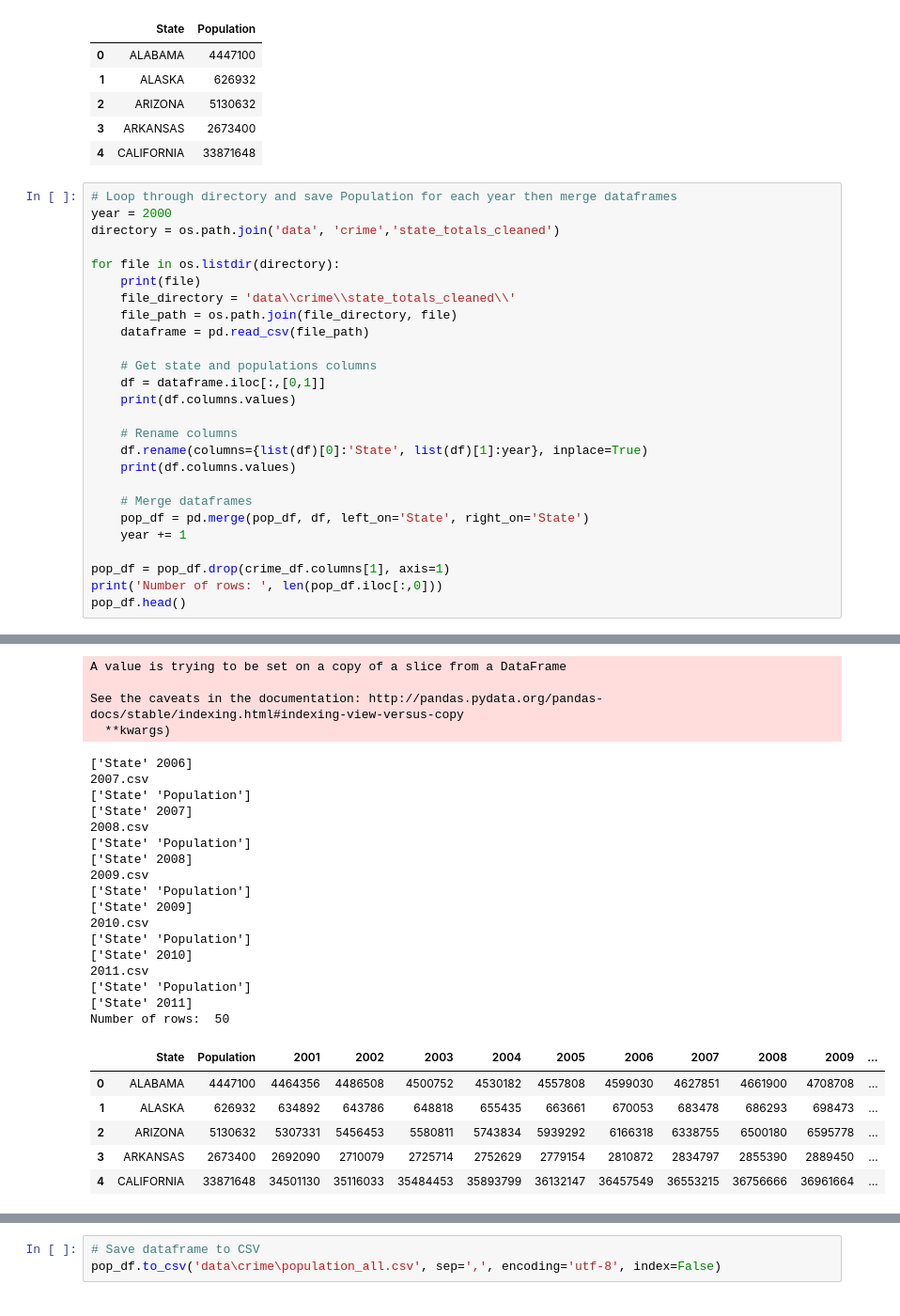
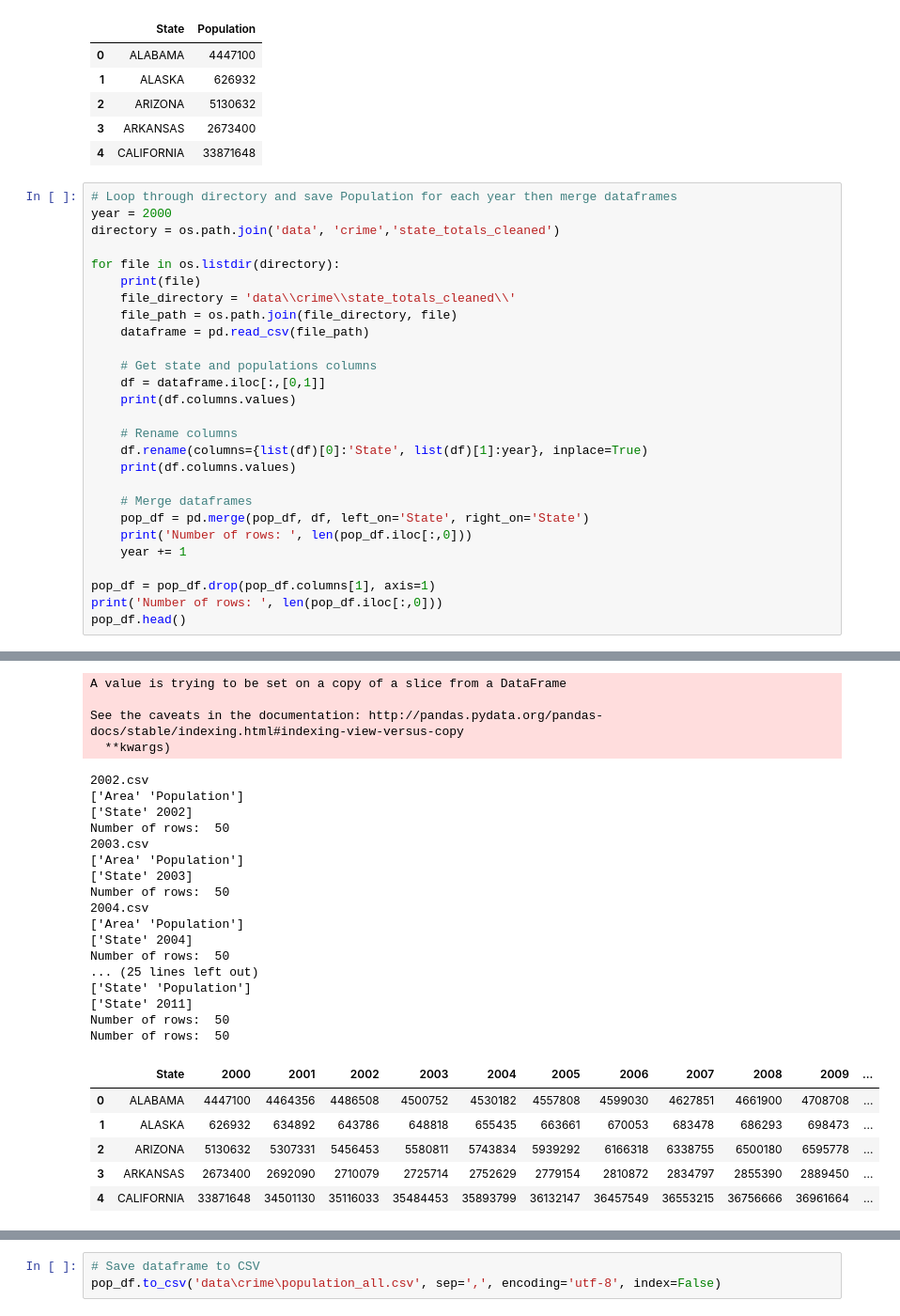
Before and after one commit to bkcno/teamawesome, a Jupyter notebook: crime_data_assembly.ipynb, the cells around one changed output, grey strips where cells are left out. Shown: that part at 94% size. Drawn from its saved outputs; the diff is of its cells as text.

```diff
--- a/crime_data_assembly.ipynb
+++ b/crime_data_assembly.ipynb
@@ -196,9 +199,10 @@ for file in os.listdir(directory):
 
     # Merge dataframes
     pop_df = pd.merge(pop_df, df, left_on='State', right_on='State')
+    print('Number of rows: ', len(pop_df.iloc[:,0]))
     year += 1
 
-pop_df = pop_df.drop(crime_df.columns[1], axis=1)
+pop_df = pop_df.drop(pop_df.columns[1], axis=1)
 print('Number of rows: ', len(pop_df.iloc[:,0]))
 pop_df.head()
 # %% [output]
@@ -225,25 +217,25 @@ pop_df.head()
 A value is trying to be set on a copy of a slice from a DataFrame
 
 See the caveats in the documentation: http://pandas.pydata.org/pandas-docs/stable/indexing.html#indexing-view-versus-copy
   **kwargs)
-['State' 2006]
-2007.csv
-['State' 'Population']
-['State' 2007]
-2008.csv
-['State' 'Population']
-['State' 2008]
-2009.csv
-['State' 'Population']
-['State' 2009]
-2010.csv
-['State' 'Population']
-['State' 2010]
-2011.csv
+2002.csv
+['Area' 'Population']
+['State' 2002]
+Number of rows:  50
+2003.csv
+['Area' 'Population']
+['State' 2003]
+Number of rows:  50
+2004.csv
+['Area' 'Population']
+['State' 2004]
+Number of rows:  50
+... (25 lines left out)
 ['State' 'Population']
 ['State' 2011]
 Number of rows:  50
+Number of rows:  50
-|  | State | Population | 2001 | 2002 | 2003 | 2004 | 2005 | 2006 | 2007 | 2008 | 2009 | ... |
+|  | State | 2000 | 2001 | 2002 | 2003 | 2004 | 2005 | 2006 | 2007 | 2008 | 2009 | ... |
 | 0 | ALABAMA | 4447100 | 4464356 | 4486508 | 4500752 | 4530182 | 4557808 | 4599030 | 4627851 | 4661900 | 4708708 | ... |
 | 1 | ALASKA | 626932 | 634892 | 643786 | 648818 | 655435 | 663661 | 670053 | 683478 | 686293 | 698473 | ... |
 | 2 | ARIZONA | 5130632 | 5307331 | 5456453 | 5580811 | 5743834 | 5939292 | 6166318 | 6338755 | 6500180 | 6595778 | ... |
```
Also changed, not shown: parts of 17 cells of this notebook, 2 other files.
